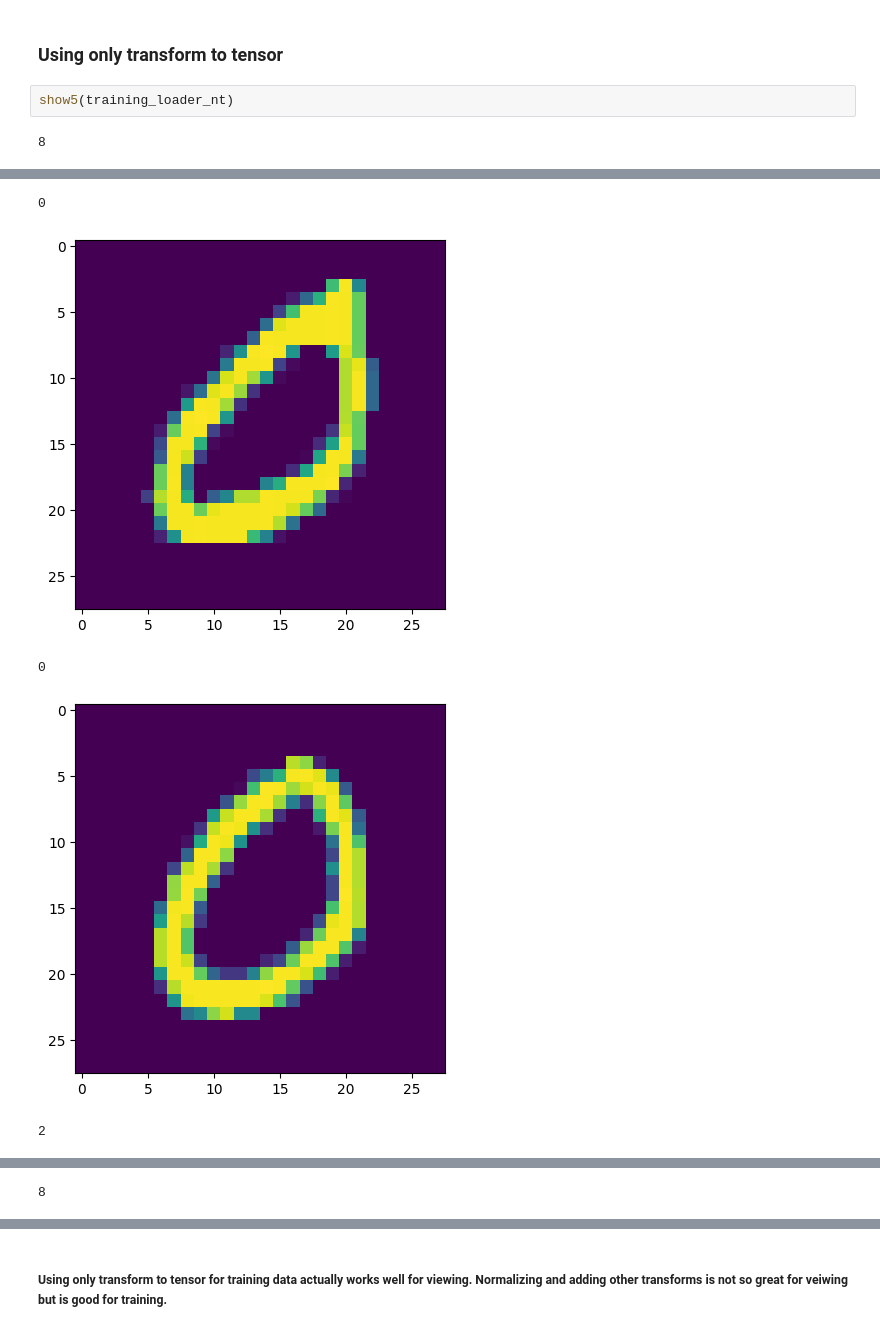
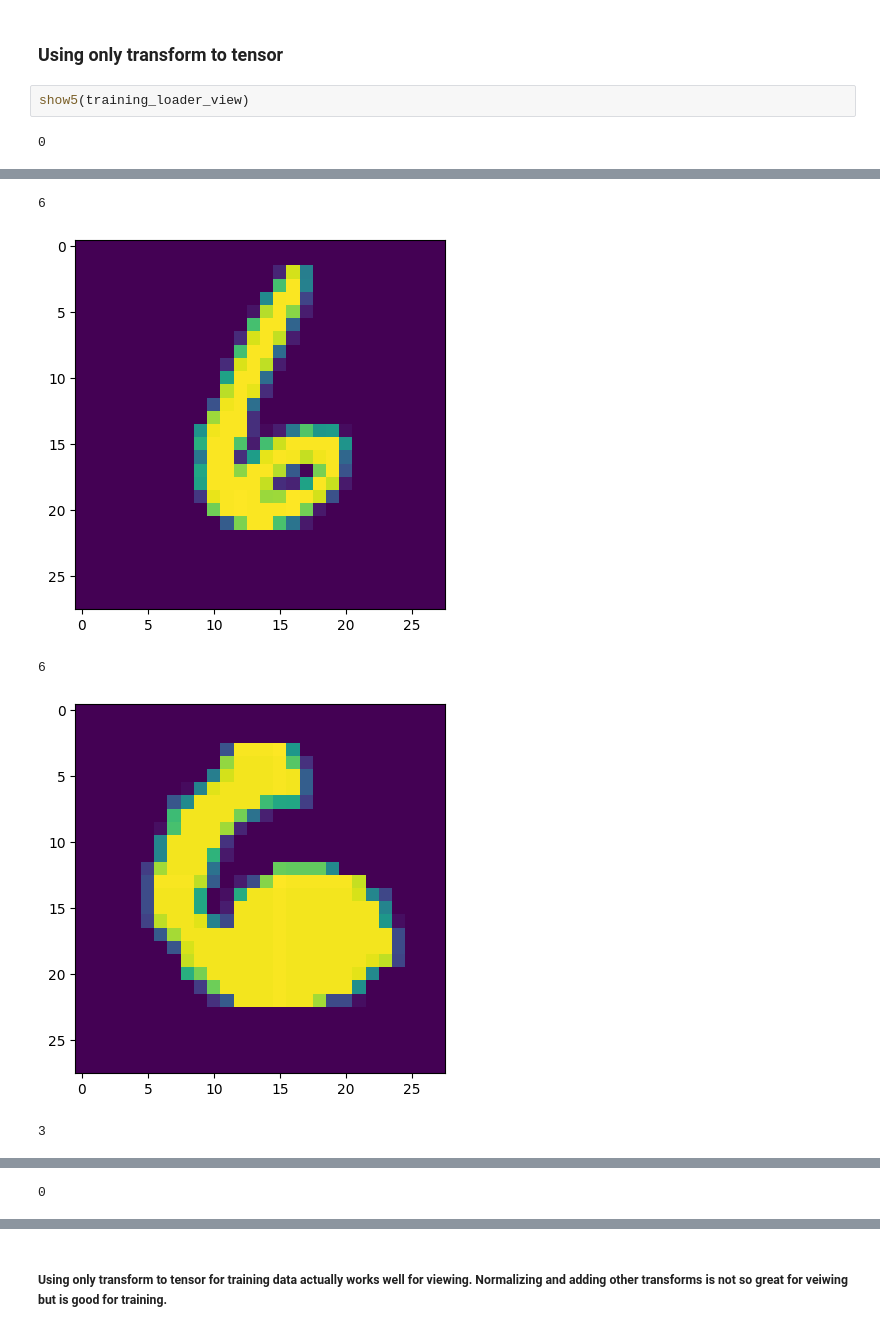
Before and after one commit to qudus4l/Handwritten-Digits-Classifier-with-PyTorch, a Jupyter notebook: MNIST_Handwritten_Digits.ipynb, the cells around one changed output, grey strips where cells are left out. Cells and saved outputs as stored; diff of their text form.

```diff
--- a/MNIST_Handwritten_Digits.ipynb
+++ b/MNIST_Handwritten_Digits.ipynb
@@ -102,6 +136,6 @@ show5(training_loader)
 # %% [markdown]
 ### Using only transform to tensor
 # %%
-show5(training_loader_nt)
+show5(training_loader_view)
 # %% [output]
-8
+0
@@ -109,5 +143,5 @@ show5(training_loader_nt)
-0
+6
-[figure, old version]
+[figure, new version]
-0
+6
-[figure, old version]
+[figure, new version]
-2
+3
@@ -115 +149 @@ show5(training_loader_nt)
-8
+0
```
Also changed, not shown: parts of 27 cells of this notebook, 2 other files.
